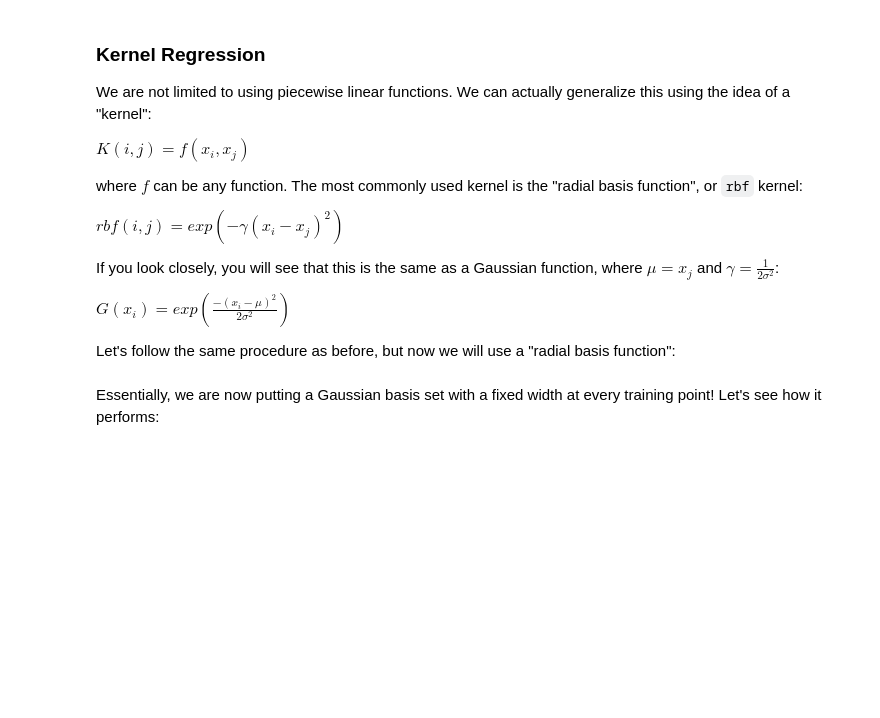
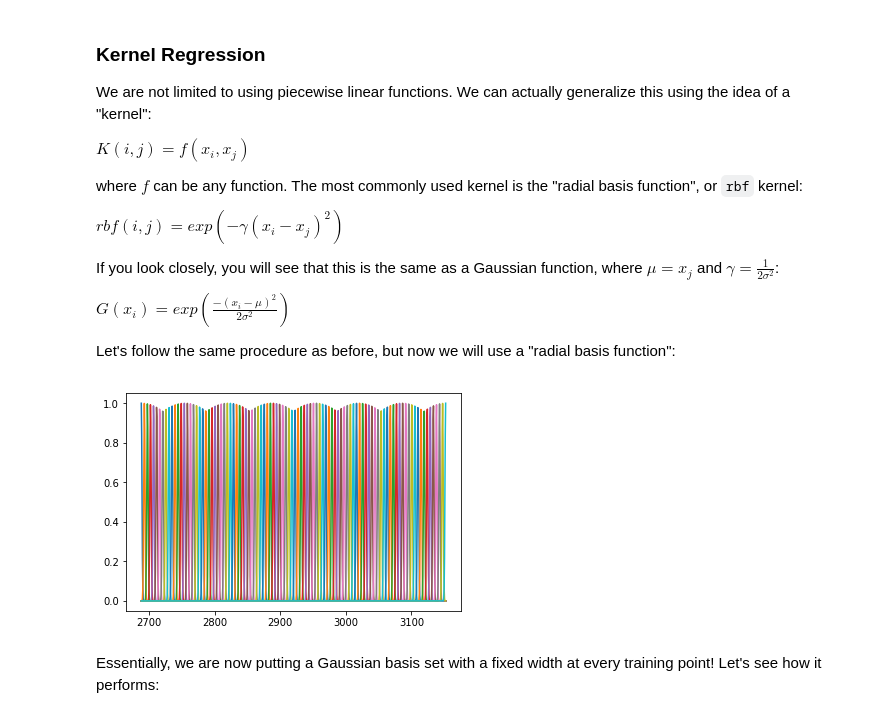
Before and after one commit to medford-group/data_analytics_for_engineers, a Jupyter notebook: modules/1-regression/regression.ipynb, the cells around one changed output. Cells and saved outputs as stored; diff of their text form; code cells hidden in the pictures; blank space fills up the shorter version.

```diff
--- a/modules/1-regression/regression.ipynb
+++ b/modules/1-regression/regression.ipynb
@@ -165,22 +204,24 @@ Let's follow the same procedure as before, but now we will use a "radial basis f
 # %%
 def rbf(x_train, x_val=None, gamma=1):
     if x_val is None:
         x_val = x_train
     N = len(x_val) #<- number of data points
     M = len(x_train) #<- number of features
     X = np.zeros((N,M))
     for i in range(N):
         for j in range(M):
             X[i,j] = np.exp(-gamma*(x_val[i] - x_train[j])**2)
     return X
 
-sigma = 30
+sigma = 1
 gamma = 1./(2*sigma**2)
-x_val = np.linspace(min(x_peak), max(x_peak), 300)
+x_val = np.linspace(min(x_peak), max(x_peak), 800)
 X_rbf = rbf(x_peak, x_val=x_val, gamma=gamma)
 
 fig, ax = plt.subplots()
-ax.plot(x_val, X_rbf[:,50]);
+ax.plot(x_val, X_rbf[:,:]);
+# %% [output]
+[figure, added]
 # %% [markdown]
 Essentially, we are now putting a Gaussian basis set with a fixed width at every training point! Let's see how it performs:
 # %%
```
Also changed, not shown: parts of 31 cells of this notebook.
